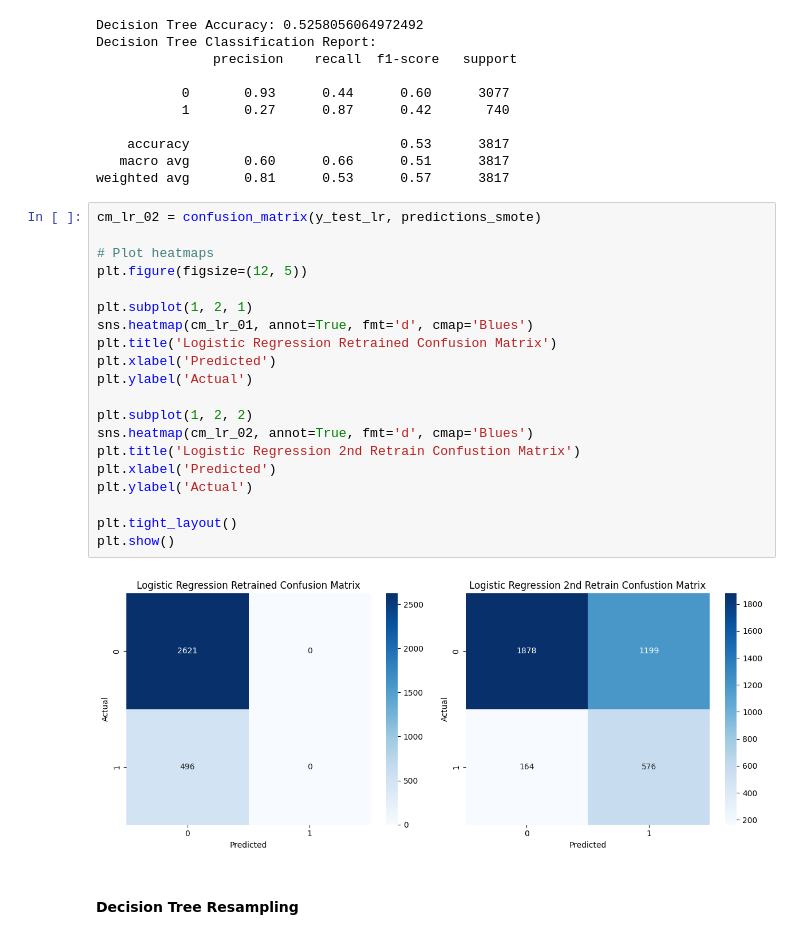
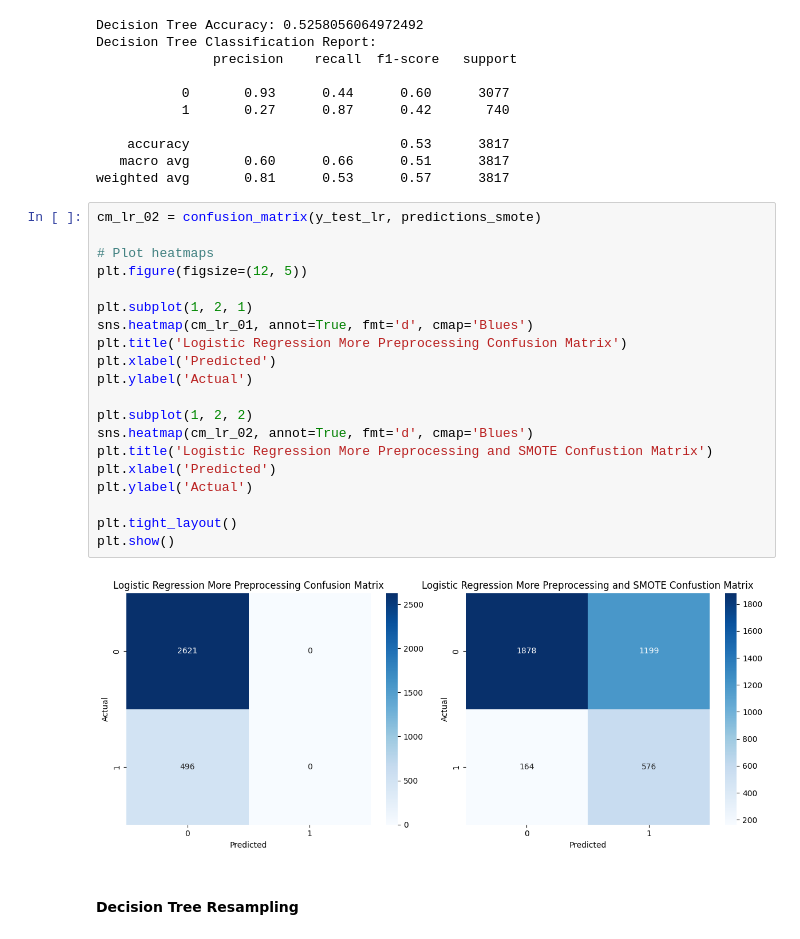
Before and after one commit to Takosaga/fall_24, a Jupyter notebook: machine_learning_and_predictive_analytics/detecting_suspicious_tiktok_content_creators/notebooks/report.ipynb, the cells around one changed output. Saved outputs shown, nothing was run; the diff lists cells and outputs as text.

```diff
--- a/machine_learning_and_predictive_analytics/detecting_suspicious_tiktok_content_creators/notebooks/report.ipynb
+++ b/machine_learning_and_predictive_analytics/detecting_suspicious_tiktok_content_creators/notebooks/report.ipynb
@@ -1099,25 +1099,25 @@ weighted avg       0.81      0.53      0.57      3817
 # %%
 cm_lr_02 = confusion_matrix(y_test_lr, predictions_smote)
 
 # Plot heatmaps
 plt.figure(figsize=(12, 5))
 
 plt.subplot(1, 2, 1)
 sns.heatmap(cm_lr_01, annot=True, fmt='d', cmap='Blues')
-plt.title('Logistic Regression Retrained Confusion Matrix')
+plt.title('Logistic Regression More Preprocessing Confusion Matrix')
 plt.xlabel('Predicted')
 plt.ylabel('Actual')
 
 plt.subplot(1, 2, 2)
 sns.heatmap(cm_lr_02, annot=True, fmt='d', cmap='Blues')
-plt.title('Logistic Regression 2nd Retrain Confustion Matrix')
+plt.title('Logistic Regression More Preprocessing and SMOTE Confustion Matrix')
 plt.xlabel('Predicted')
 plt.ylabel('Actual')
 
 plt.tight_layout()
 plt.show()
 # %% [output]
-[figure, old version]
+[figure, new version]
 # %% [markdown]
 #### Decision Tree Resampling
 # %%
```
Also changed, not shown: parts of 5 cells of this notebook.
